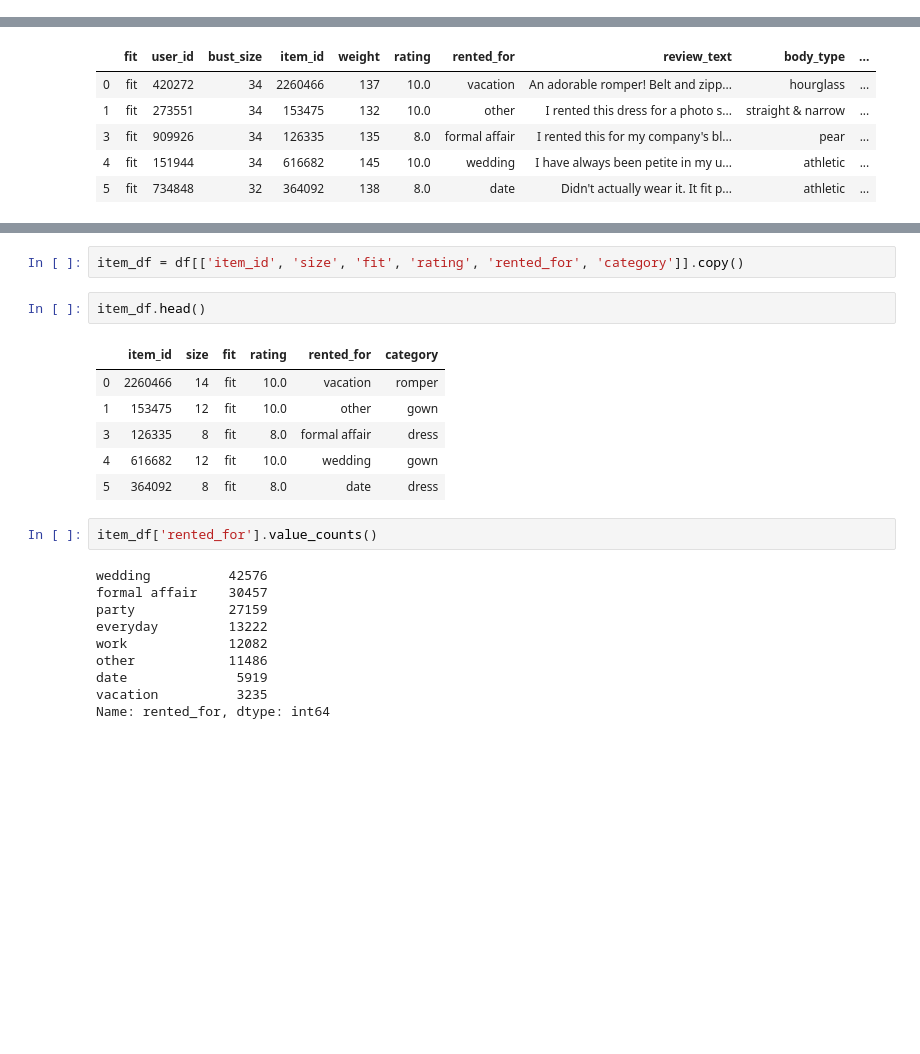
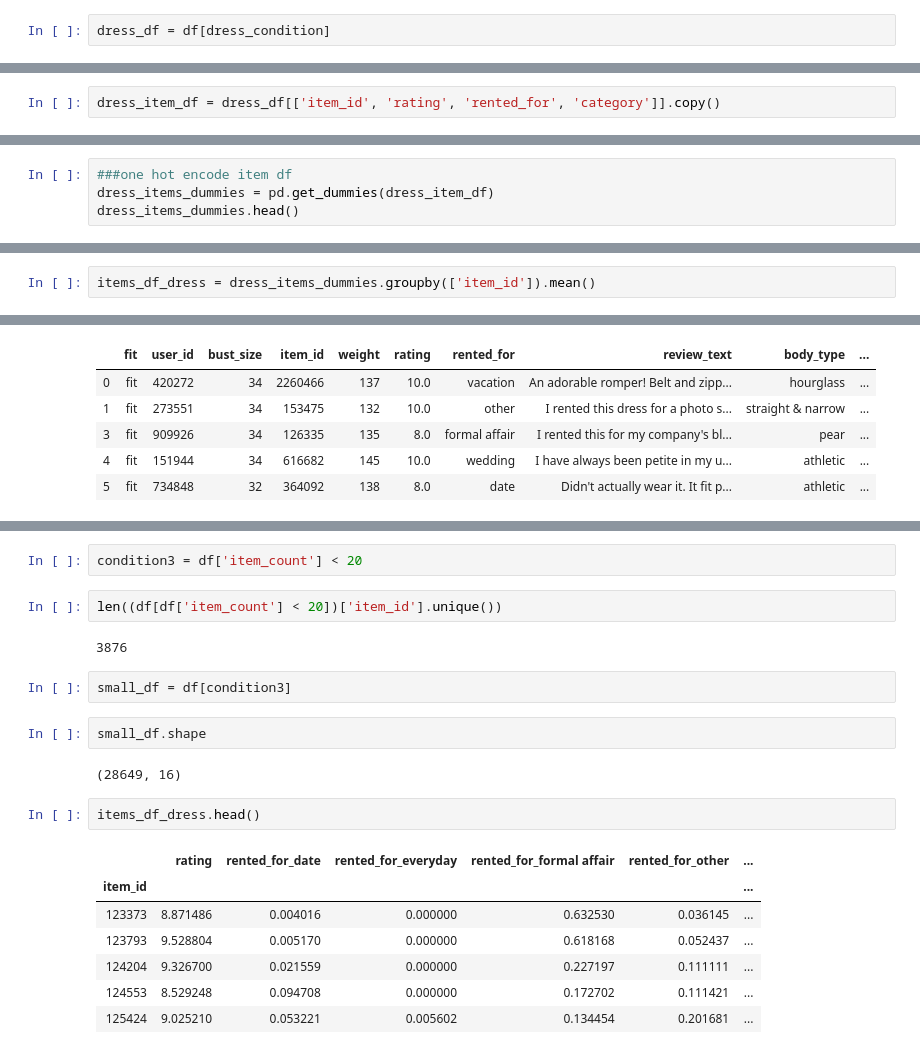
Before and after one commit to FatmaBenYedder/Recommend_The_Runway, a Jupyter notebook: rtr.ipynb, the cells around one changed output, grey strips where cells are left out. Drawn from its saved outputs; the diff is of its cells as text; blank space fills up the shorter version.

```diff
--- a/rtr.ipynb
+++ b/rtr.ipynb
@@ -283,0 +307,2 @@ df = recat8
+# %%
+dress_df = df[dress_condition]
@@ -283,0 +328,2 @@ df = recat8
+# %%
+dress_item_df = dress_df[['item_id', 'rating', 'rented_for', 'category']].copy()
@@ -283,0 +434,4 @@ df = recat8
+# %%
+###one hot encode item df
+dress_items_dummies = pd.get_dummies(dress_item_df)
+dress_items_dummies.head()
@@ -283,0 +451,2 @@ df = recat8
+# %%
+items_df_dress = dress_items_dummies.groupby(['item_id']).mean()
@@ -295,23 +484,22 @@ user_df = df[['user_id', 'bust_size', 'cup_size', 'body_type', 'weight', 'height
-# %%
-item_df = df[['item_id', 'size', 'fit', 'rating', 'rented_for', 'category']].copy()
+# %%
+condition3 = df['item_count'] < 20
+# %%
+len((df[df['item_count'] < 20])['item_id'].unique())
+# %% [output]
+3876
+# %%
+small_df = df[condition3]
+# %%
+small_df.shape
+# %% [output]
+(28649, 16)
 # %%
-item_df.head()
+items_df_dress.head()
 # %% [output]
-|  | item_id | size | fit | rating | rented_for | category |
-| 0 | 2260466 | 14 | fit | 10.0 | vacation | romper |
-| 1 | 153475 | 12 | fit | 10.0 | other | gown |
-| 3 | 126335 | 8 | fit | 8.0 | formal affair | dress |
-| 4 | 616682 | 12 | fit | 10.0 | wedding | gown |
-| 5 | 364092 | 8 | fit | 8.0 | date | dress |
+|  | rating | rented_for_date | rented_for_everyday | rented_for_formal affair | rented_for_other | ... |
+| item_id |  |  |  |  |  | ... |
+| 123373 | 8.871486 | 0.004016 | 0.000000 | 0.632530 | 0.036145 | ... |
+| 123793 | 9.528804 | 0.005170 | 0.000000 | 0.618168 | 0.052437 | ... |
+| 124204 | 9.326700 | 0.021559 | 0.000000 | 0.227197 | 0.111111 | ... |
+| 124553 | 8.529248 | 0.094708 | 0.000000 | 0.172702 | 0.111421 | ... |
+| 125424 | 9.025210 | 0.053221 | 0.005602 | 0.134454 | 0.201681 | ... |
-# %%
-item_df['rented_for'].value_counts()
-# %% [output]
-wedding          42576
-formal affair    30457
-party            27159
-everyday         13222
-work             12082
-other            11486
-date              5919
-vacation          3235
-Name: rented_for, dtype: int64
```
Also changed, not shown: parts of 30 cells of this notebook, 4 other files.
